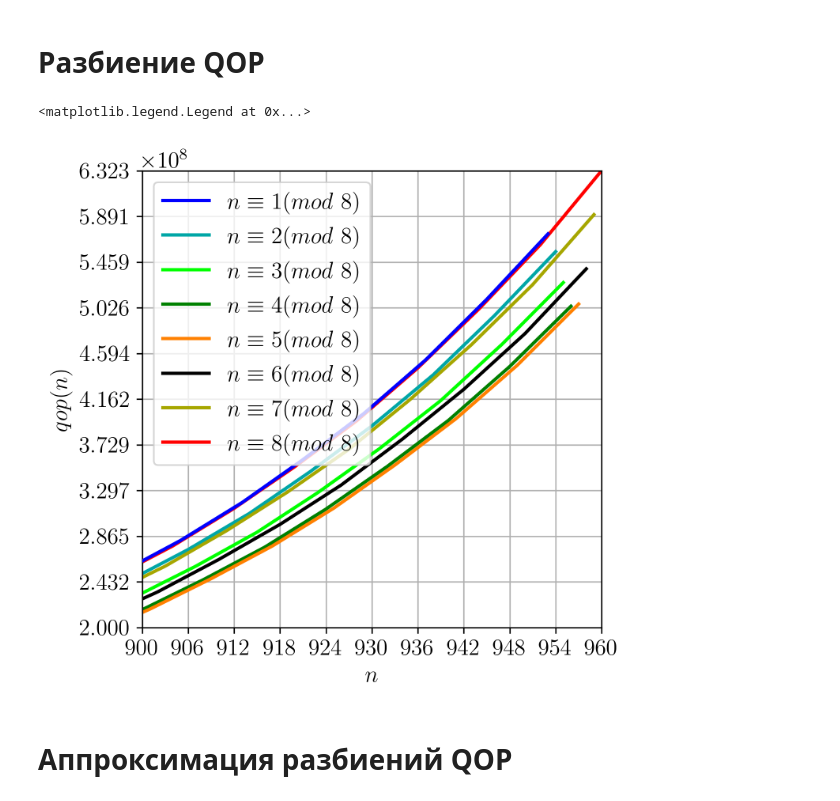
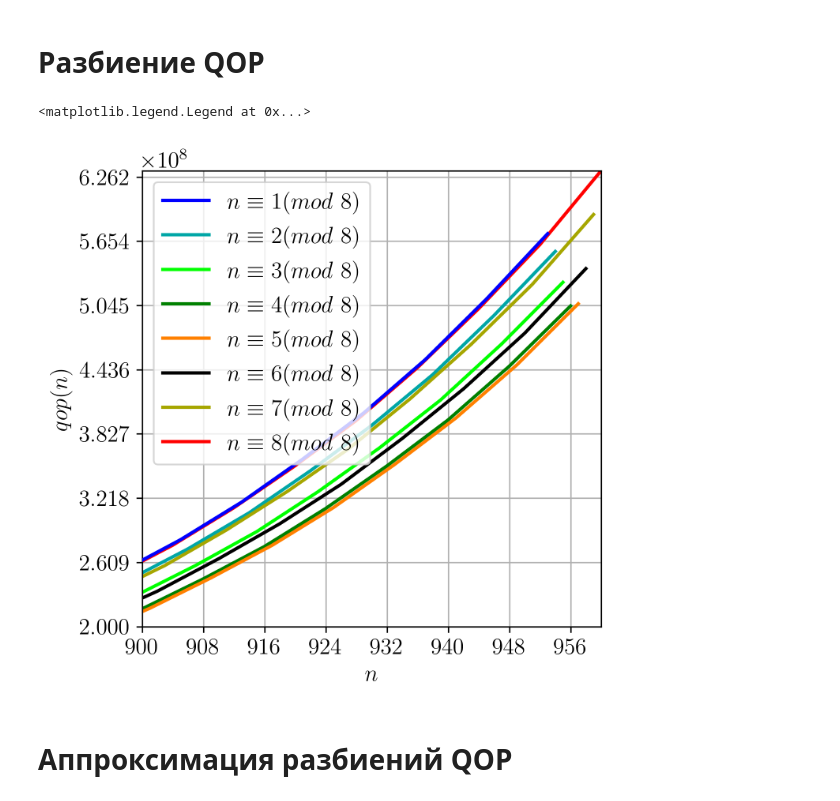
Before and after one commit to SashaSamoilov/qop-partitions, a Jupyter notebook: charts/charts.ipynb, the cells around one changed output. Drawn from its saved outputs; the diff is of its cells as text; code cells hidden in the pictures.

```diff
--- a/charts/charts.ipynb
+++ b/charts/charts.ipynb
@@ -332,36 +332,36 @@ maxX1 = 900
 maxY1 = 200000000
 maxX2 = int(np.max(qopX))
 maxY2 = int(np.max(qopY))
 
-step1X = (maxX2 - maxX1) // 10
-step1Y = (maxY2 - maxY1) // 10
+step1X = (maxX2 - maxX1) // 7.1
+step1Y = (maxY2 - maxY1) // 7.1
 
 if step1X < 1:
     step1X = 1
 
 if step1Y < 1:
     step1Y = 1
 
 fig, ax = plt.subplots(figsize=(5, 5), dpi=300)
 ax.set_xlim([maxX1, maxX2])
 ax.set_ylim([maxY1, maxY2])
 ax.xaxis.set_ticks(np.arange(maxX1, maxX2 + 1, step1X))
 ax.yaxis.set_ticks(np.arange(maxY1, maxY2 + 1, step1Y))
 ax.set_xlabel('$n$')
 ax.set_ylabel('$qop(n)$')
 ax.plot(xMod[1], yMod[1], linewidth=2, color=(0, 0, 1), label='$n \equiv 1 (mod~8)$', zorder=3)
 ax.plot(xMod[2], yMod[2], linewidth=2, color=(0, 0.65, 0.65), label='$n \equiv 2 (mod~8)$')
 ax.plot(xMod[3], yMod[3], linewidth=2, color=(0, 1, 0), label='$n \equiv 3 (mod~8)$')
 ax.plot(xMod[4], yMod[4], linewidth=2, color=(0, 0.5, 0), label='$n \equiv 4 (mod~8)$')
 ax.plot(xMod[5], yMod[5], linewidth=2, color=(1, 0.5, 0), label='$n \equiv 5 (mod~8)$')
 ax.plot(xMod[6], yMod[6], linewidth=2, color=(0, 0, 0), label='$n \equiv 6 (mod~8)$')
 ax.plot(xMod[7], yMod[7], linewidth=2, color=(0.65, 0.65, 0), label='$n \equiv 7 (mod~8)$')
 ax.plot(xMod[0], yMod[0], linewidth=2, color=(1, 0, 0), label='$n \equiv 8 (mod~8)$')
 ax.grid(True)
 ax.legend()
 # %% [output]
 <matplotlib.legend.Legend at 0x...>
-[figure, old version]
+[figure, new version]
 # %% [markdown]
 # Аппроксимация разбиений QOP
 # %%
```
Also changed, not shown: parts of 1 cell of this notebook, 1 other file.
